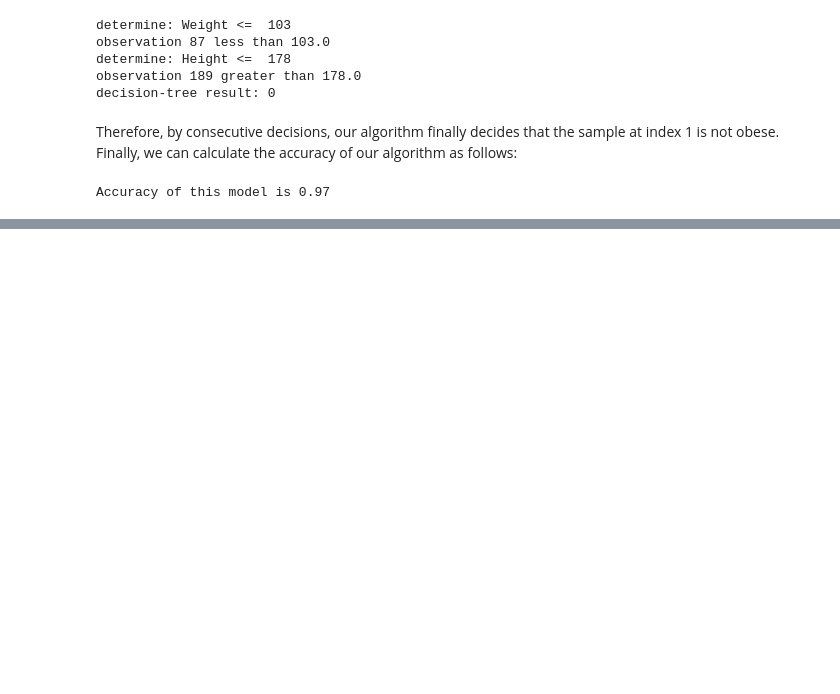
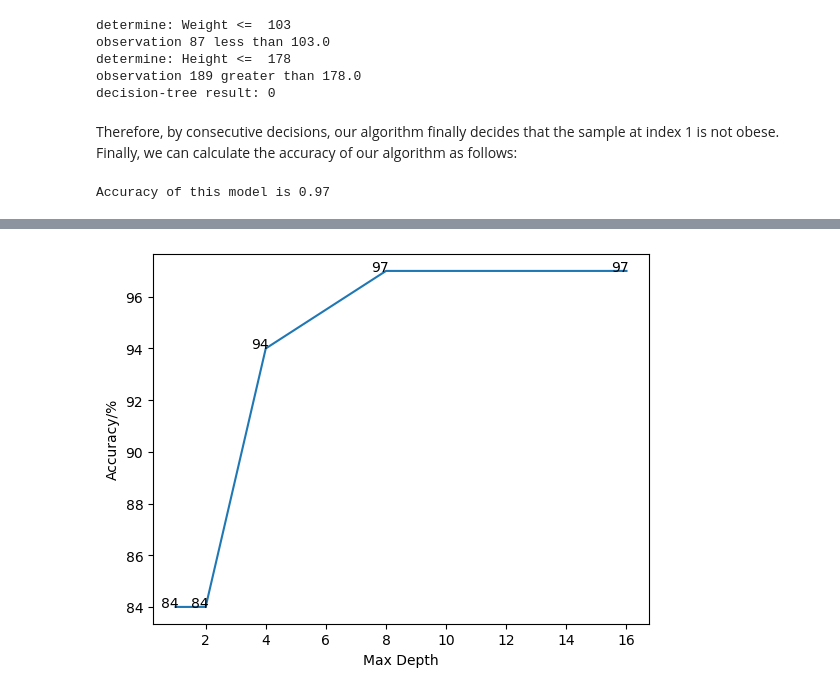
Before and after one commit to qingru-hu/Pattern-Recognition-and-Machine-Learning, a Jupyter notebook: hw4/code/decision_tree.ipynb, the cells around one changed output, grey strips where cells are left out. Drawn from its saved outputs; the diff is of its cells as text; code cells hidden in the pictures; blank space fills up the shorter version.

```diff
--- a/hw4/code/decision_tree.ipynb
+++ b/hw4/code/decision_tree.ipynb
@@ -279,7 +280,7 @@ def train_tree(data, y, max_depth=None, min_samples_split=None, min_information_
 # %% [markdown]
 Finally, we can train our tree by setting proper hyperparameters and train it on the training set:
 # %%
-max_depth = 5
+max_depth = 1
 min_samples_split = 20
 min_information_gain = 1e-5
 
@@ -365,3 +351,22 @@ for i, row in val_data.iterrows():
 print(f'Accuracy of this model is {correct / len(val_data)}')
 # %% [output]
 Accuracy of this model is 0.97
+# %%
+depths = [1, 2, 4, 8, 16]
+accu = []
+for depth in depths:
+    print('Max Tree Depth:', depth)
+    max_depth = depth
+    min_samples_split = 20
+    min_information_gain = 1e-5
+
+    num_train_data = 400
+    train_data, val_data = data.iloc[:num_train_data], data.iloc[num_train_data:]
+
+    decisions = train_tree(train_data, 'obese', max_depth, min_samples_split, min_information_gain)
+    correct = 0
+    for i, row in val_data.iterrows():
+        if (row.obese and clasificar_datos(row, decisions)) or (not row.obese and not clasificar_datos(row, decisions)):
+            correct += 1
+    print(f'Accuracy of this model is {correct / len(val_data)}')
+    accu.append(correct / len(val_data))
@@ -367,0 +384,13 @@ Accuracy of this model is 0.97
+# %%
+accu = np.array(accu)
+fig = plt.figure()
+ax = fig.add_subplot()
+ax.plot(depths, accu*100)
+for i,depth in enumerate(depths):
+    ax.text(depth-0.5, accu[i]*100, int(accu[i]*100))
+ax.set_xlabel('Max Depth')
+ax.set_ylabel('Accuracy/%')
+plt.savefig('accu.png', dpi=100)
+plt.show()
+# %% [output]
+[figure, added]
```
Also changed, not shown: parts of 3 cells of this notebook, 8 other files.
